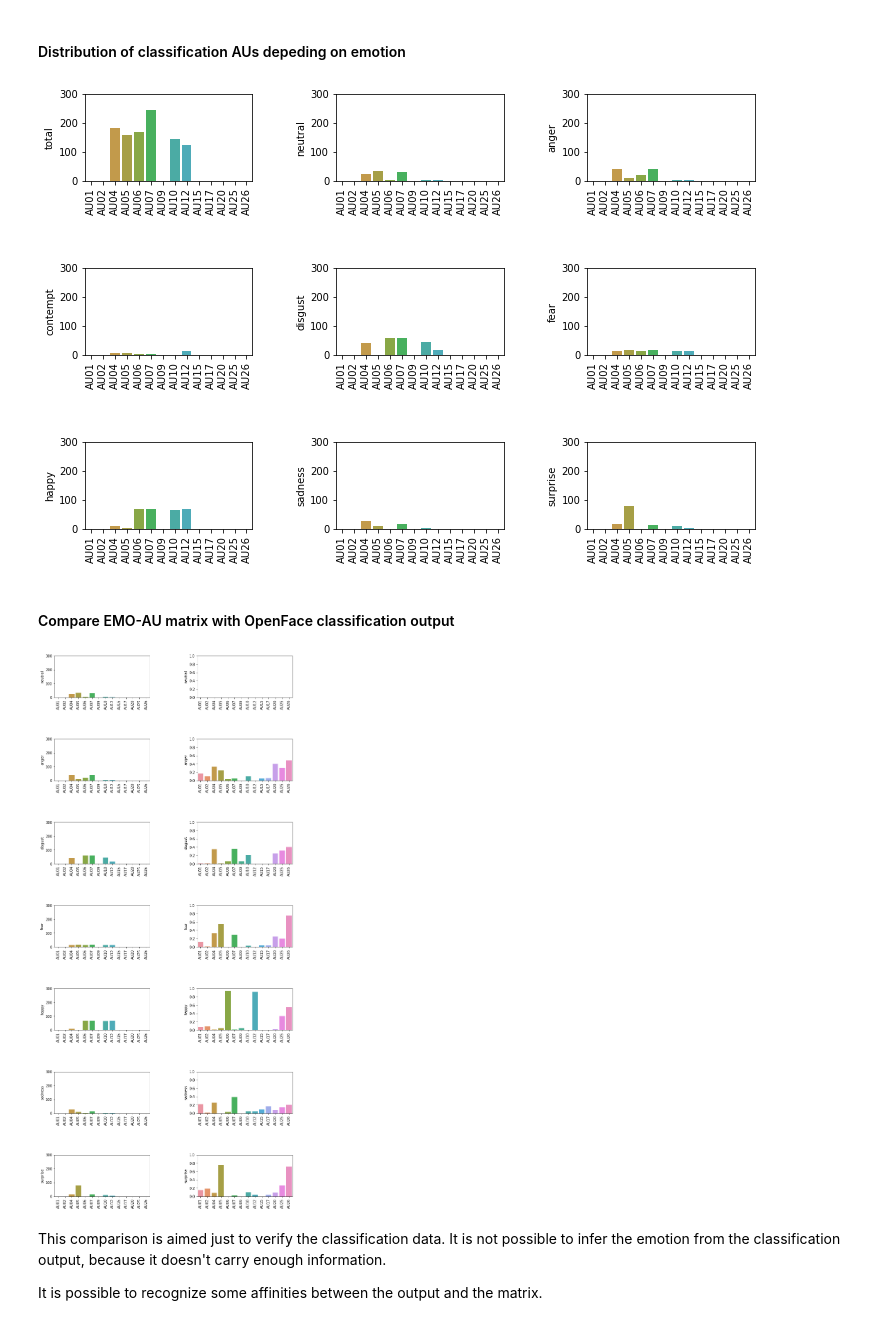
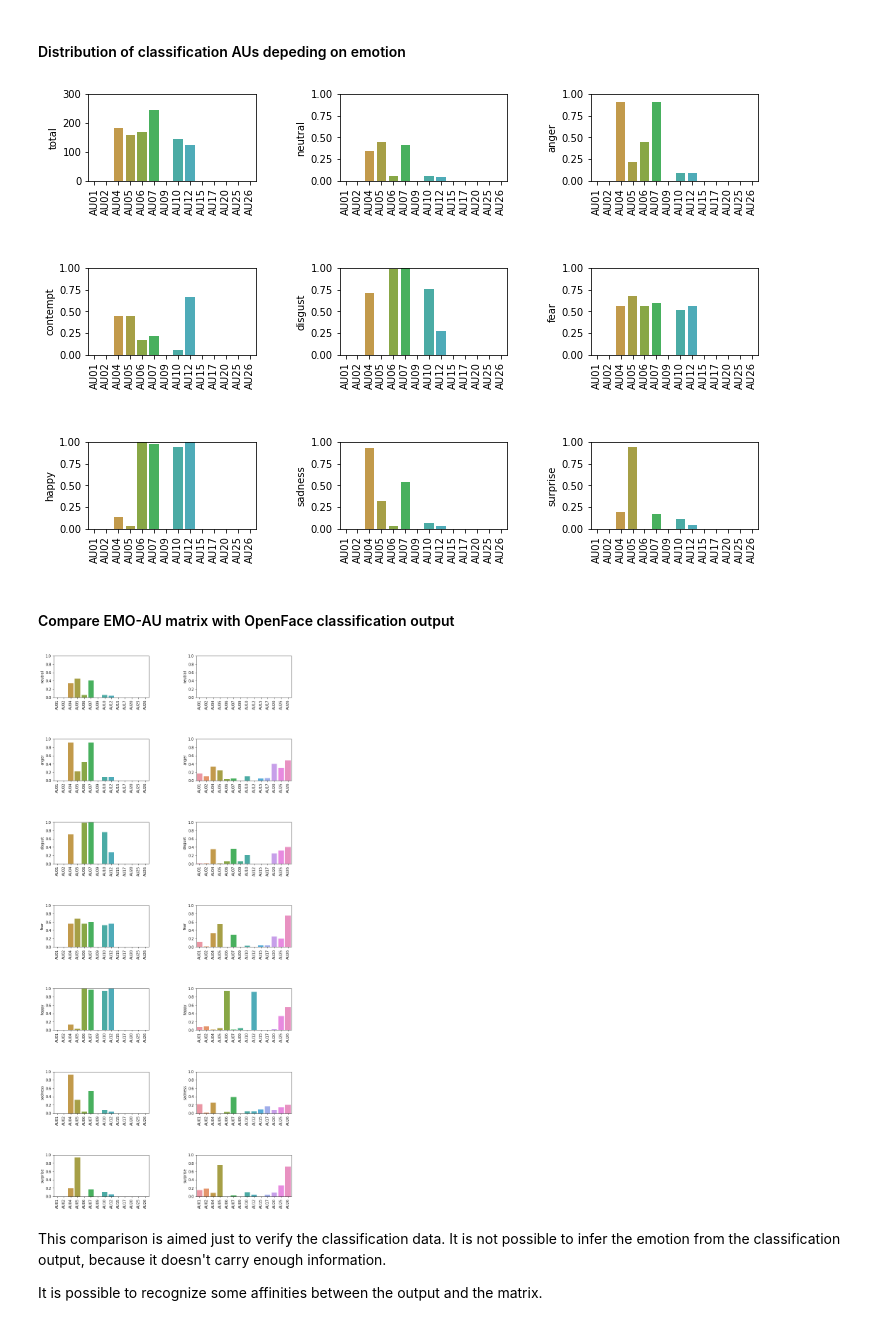
Before and after one commit to tonca/emotion_recognition, a Jupyter notebook: notebooks/Data_Analysis_Images_AUs.ipynb, the cells around one changed output. Cells and saved outputs as stored; diff of their text form; code cells hidden in the pictures.

Commit message:
Normalization of classification data

```diff
--- a/notebooks/Data_Analysis_Images_AUs.ipynb
+++ b/notebooks/Data_Analysis_Images_AUs.ipynb
@@ -255,6 +255,8 @@ emo_matrix = { 'neutral':  [0,0,0,0,0,0,0,0,0,0,0,0,0,0],
                'sadness':  [0.22,0.01,0.25,0.,0.03,0.39,0.,0.05,0.05,0.09,0.17,0.07,0.14,0.2],
                'surprise': [0.15,0.19,0.08,0.76,0.,0.02,0.,0.1,0.04,0.,0.04,0.09,0.26,0.72]
              }
+# %%
+lbl_counts = data['emotion'].value_counts()
 # %% [markdown]
 #### Compare EMO-AU matrix with true labels from dataset
 # %%
@@ -287,8 +289,8 @@ for item in _.get_xticklabels():
 
 for i in range(0,8):
     axes[math.floor((i+1)/3),(i+1)%3].set_ylabel(emo_map[i])
-    axes[math.floor((i+1)/3),(i+1)%3].set(ylim=(0,100))
-    _ = sns.barplot(x=AUmat_lbl,y=data.loc[lambda data: data.emotion == i, true_AU_mat][data[true_AU_mat] != 0].count(), ax=axes[math.floor((i+1)/3),(i+1)%3])
+    axes[math.floor((i+1)/3),(i+1)%3].set(ylim=(0,1))
+    _ = sns.barplot(x=AUmat_lbl,y=data.loc[lambda data: data.emotion == i, true_AU_mat][data[true_AU_mat] != 0].count()/lbl_counts[i], ax=axes[math.floor((i+1)/3),(i+1)%3])
     for item in _.get_xticklabels():
         item.set_rotation(90)
 
@@ -304,9 +306,9 @@ for emo in emo_map.values():
     if emo in emo_matrix.keys() and len(emo_matrix.keys())>i:
         emo_data = data.loc[lambda data: data.emotion == emo_map_inv[emo], :]
         axes[i,0].set_ylabel(emo)
-        axes[i,0].set(ylim=(0,100))
+        axes[i,0].set(ylim=(0,1))
         _ = sns.barplot(x=AUmat_lbl,
-                        y=emo_data[true_AU_mat][emo_data[true_AU_mat] != 0].count(),
+                        y=emo_data[true_AU_mat][emo_data[true_AU_mat] != 0].count()/lbl_counts[emo_map_inv[emo]],
                         ax=axes[i,0]
                        )
 
@@ -427,24 +429,24 @@ AUc_mat = [
 # %%
 fig, axes = plt.subplots(3, 3, figsize=(12,8))
 
 AUmat_lbl = [el[:4] for el in AUc_mat]
 axes[0,0].set_ylabel("total")
 axes[0,0].set(ylim=(0,300))
 
 _ = sns.barplot(x=AUmat_lbl,y=data.loc[:, AUc_mat].sum(), ax=axes[0,0])
 for item in _.get_xticklabels():
     item.set_rotation(90)
 
 for i in range(0,8):
     axes[math.floor((i+1)/3),(i+1)%3].set_ylabel(emo_map[i])
-    axes[math.floor((i+1)/3),(i+1)%3].set(ylim=(0,300))
-    _ = sns.barplot(x=AUmat_lbl,y=data.loc[lambda data: data.emotion == i, AUc_mat].sum(), ax=axes[math.floor((i+1)/3),(i+1)%3])
+    axes[math.floor((i+1)/3),(i+1)%3].set(ylim=(0,1))
+    _ = sns.barplot(x=AUmat_lbl,y=data.loc[lambda data: data.emotion == i, AUc_mat].sum()/lbl_counts[i], ax=axes[math.floor((i+1)/3),(i+1)%3])
     for item in _.get_xticklabels():
         item.set_rotation(90)
 
 plt.subplots_adjust(wspace=.5, hspace=1.0)
 # %% [output]
-[figure, old version]
+[figure, new version]
 # %% [markdown]
 #### Compare EMO-AU matrix with OpenFace classification output
 # %%
@@ -456,9 +458,9 @@ for emo in emo_map.values():
     if emo in emo_matrix.keys() and len(emo_matrix.keys())>i:
 
         axes[i,0].set_ylabel(emo)
-        axes[i,0].set(ylim=(0,300))
+        axes[i,0].set(ylim=(0,1))
         _ = sns.barplot(x=AUmat_lbl,
-                        y=data.loc[lambda data: data.emotion == emo_map_inv[emo], AUc_mat].sum(),
+                        y=data.loc[lambda data: data.emotion == emo_map_inv[emo], AUc_mat].sum()/lbl_counts[emo_map_inv[emo]],
                         ax=axes[i,0]
                        )
 
@@ -478,7 +480,7 @@ for emo in emo_map.values():
 
 plt.subplots_adjust(wspace=.5, hspace=1.0)
 # %% [output]
-[figure, old version]
+[figure, new version]
 # %% [markdown]
 This comparison is aimed just to verify the classification data. It is not possible to infer the emotion from the classification output, because it doesn't carry enough information.
 
```
Also changed, not shown: parts of 4 cells of this notebook.
